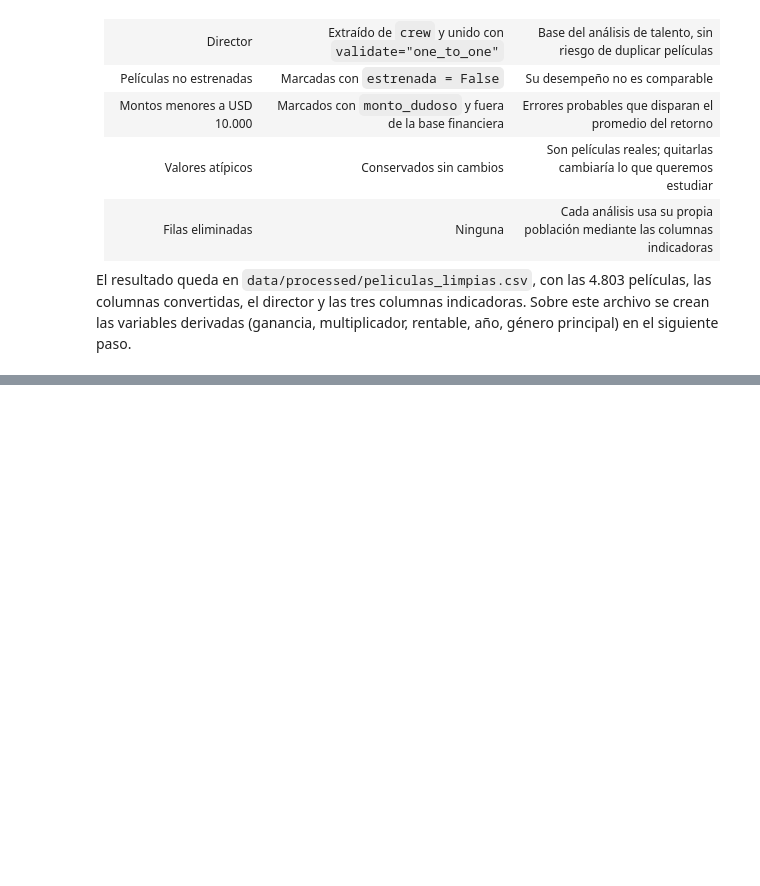
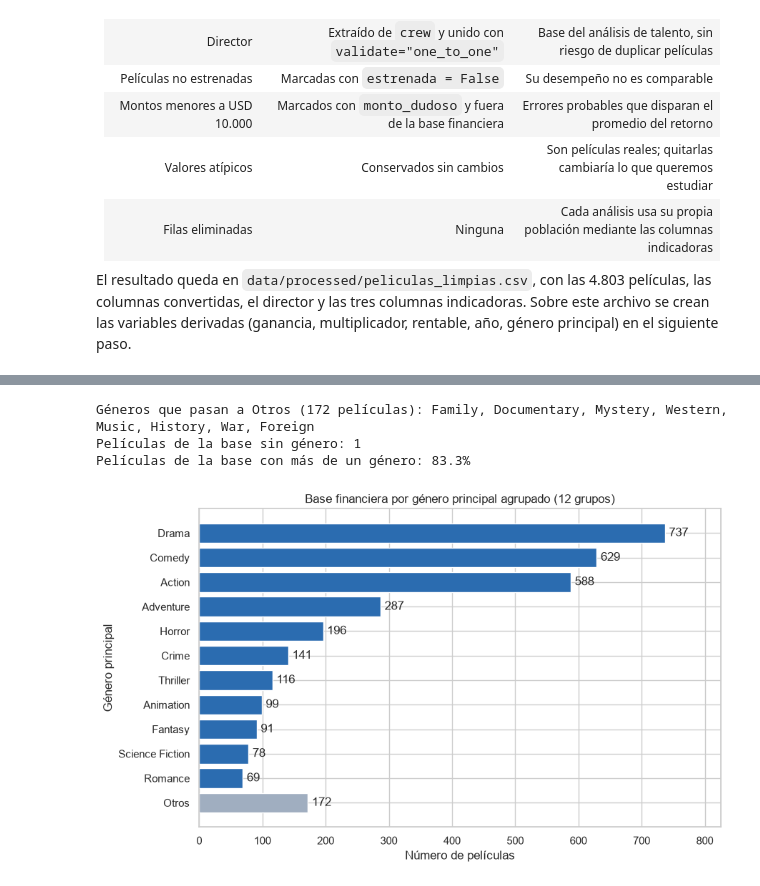
Before and after one commit to JulianHZ711/analisis-datos-evento-3, a Jupyter notebook: notebooks/02_preparacion_modelado.ipynb, the cells around one changed output, grey strips where cells are left out. Saved outputs shown, nothing was run; the diff lists cells and outputs as text; code cells hidden in the pictures; blank space fills up the shorter version.

```diff
--- a/notebooks/02_preparacion_modelado.ipynb
+++ b/notebooks/02_preparacion_modelado.ipynb
@@ -809,0 +837,18 @@ El resultado queda en `data/processed/peliculas_limpias.csv`, con las 4.803 pel
+# %%
+derivadas["anio"] = derivadas["release_date"].dt.year.astype("Int64")
+derivadas["mes"] = derivadas["release_date"].dt.month.astype("Int64")
+derivadas["decada"] = derivadas["anio"] // 10 * 10
+derivadas["temporada_alta"] = (derivadas["mes"].isin(MESES_TEMPORADA_ALTA)
+                               .astype("boolean").mask(derivadas["mes"].isna()))
+
+por_decada = pd.DataFrame({
+    "todas": derivadas["decada"].value_counts(),
+    "base financiera": derivadas.loc[en_base, "decada"].value_counts(),
+}).sort_index().fillna(0).astype(int)
+por_decada["% en la base"] = (por_decada["base financiera"] / por_decada["todas"] * 100).round(1)
+display(por_decada.rename_axis("década"))
+
+temporada_base = (derivadas.loc[en_base, "temporada_alta"]
+                  .map({True: "Temporada alta", False: "Resto del año"})
+                  .value_counts().rename("películas de la base").to_frame())
+display(temporada_base)
@@ -809,0 +944,35 @@ El resultado queda en `data/processed/peliculas_limpias.csv`, con las 4.803 pel
+# %%
+derivadas["genero_principal"] = derivadas["genres"].str[0]
+derivadas["num_generos"] = derivadas["genres"].str.len()
+
+conteo_genero_base = derivadas.loc[en_base, "genero_principal"].value_counts()
+generos_con_peso = conteo_genero_base[conteo_genero_base >= MIN_PELICULAS_GENERO].index
+derivadas["genero_agrupado"] = (derivadas["genero_principal"]
+                                .where(derivadas["genero_principal"].isin(generos_con_peso), "Otros")
+                                .where(en_base & derivadas["genero_principal"].notna()))
+
+derivadas["categoria_duracion"] = pd.cut(derivadas["runtime"], bins=CORTES_DURACION, right=False,
+                                         labels=ETIQUETAS_DURACION)
+
+grupos = derivadas.loc[en_base, "genero_agrupado"].value_counts()
+pequenos = conteo_genero_base[conteo_genero_base < MIN_PELICULAS_GENERO]
+print(f"Géneros que pasan a Otros ({pequenos.sum()} películas):", ", ".join(pequenos.index))
+print(f"Películas de la base sin género: {derivadas.loc[en_base, 'genero_agrupado'].isna().sum()}")
+print(f"Películas de la base con más de un género: "
+      f"{derivadas.loc[en_base, 'num_generos'].gt(1).mean():.1%}")
+
+orden = grupos.drop("Otros").sort_values().index.insert(0, "Otros")
+fig, ax = plt.subplots(figsize=(9, 5.5))
+barras = ax.barh(orden, grupos[orden], color=[GRIS if g == "Otros" else AZUL for g in orden])
+ax.bar_label(barras, padding=4)
+ax.set_xlim(0, grupos.max() * 1.12)
+ax.set_title(f"Base financiera por género principal agrupado ({len(grupos)} grupos)")
+ax.set_xlabel("Número de películas")
+ax.set_ylabel("Género principal")
+plt.tight_layout()
+plt.show()
+# %% [output]
+Géneros que pasan a Otros (172 películas): Family, Documentary, Mystery, Western, Music, History, War, Foreign
+Películas de la base sin género: 1
+Películas de la base con más de un género: 83.3%
+[figure, added]
```
Also changed, not shown: parts of 17 cells of this notebook, 1 other file.
